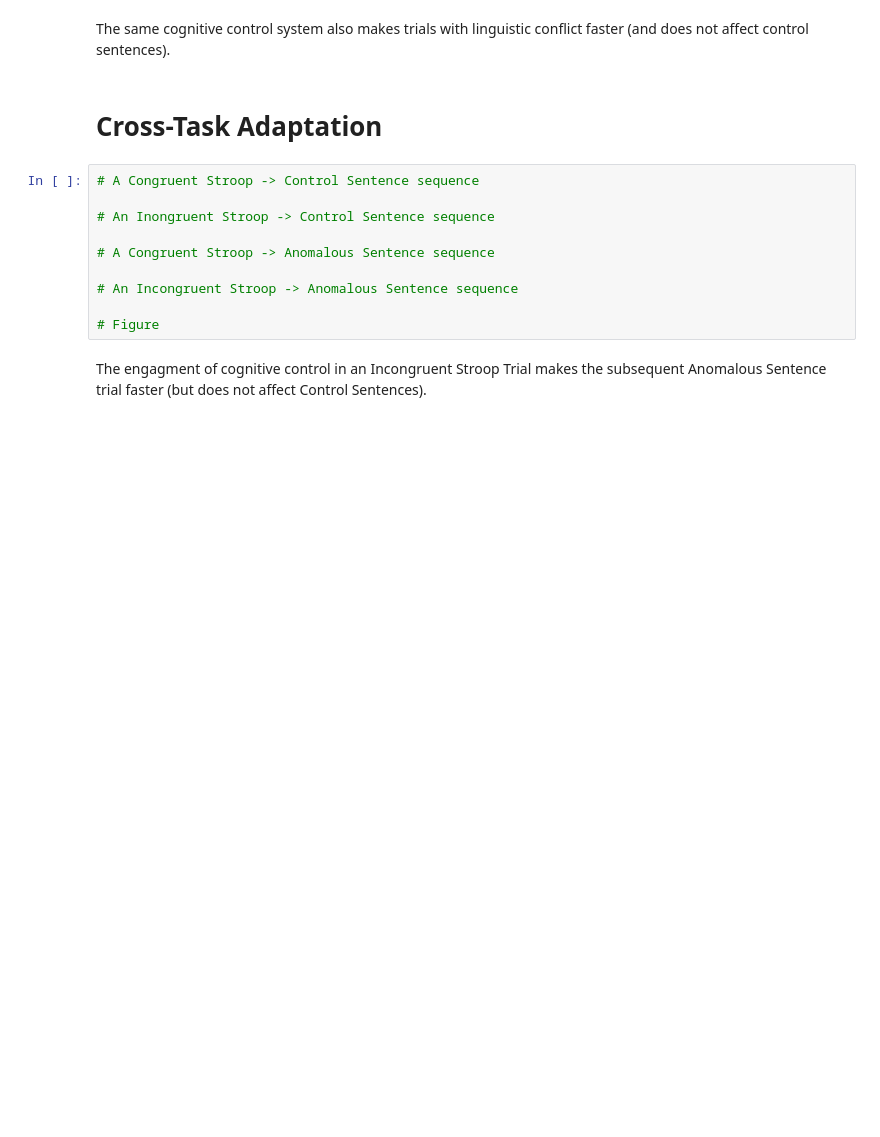
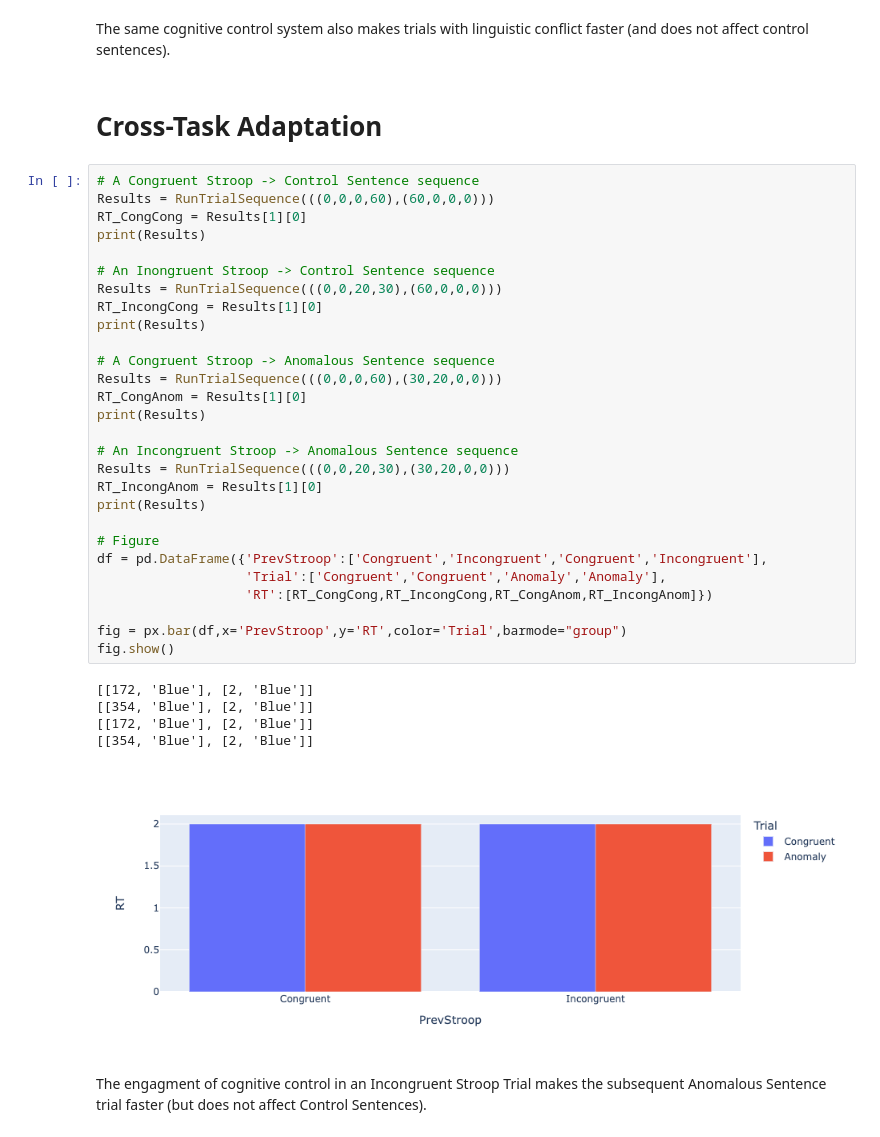
Before and after one commit to NessTal/CognitiveControlModel, a Jupyter notebook: CognitiveControlModel.ipynb, the cells around one changed output. Cells and saved outputs as stored; diff of their text form; blank space fills up the shorter version.

```diff
--- a/CognitiveControlModel.ipynb
+++ b/CognitiveControlModel.ipynb
@@ -278,14 +306,38 @@ The same cognitive control system also makes trials with linguistic conflict fas
 # Cross-Task Adaptation
 # %%
 # A Congruent Stroop -> Control Sentence sequence
+Results = RunTrialSequence(((0,0,0,60),(60,0,0,0)))
+RT_CongCong = Results[1][0]
+print(Results)
 
 # An Inongruent Stroop -> Control Sentence sequence
+Results = RunTrialSequence(((0,0,20,30),(60,0,0,0)))
+RT_IncongCong = Results[1][0]
+print(Results)
 
 # A Congruent Stroop -> Anomalous Sentence sequence
+Results = RunTrialSequence(((0,0,0,60),(30,20,0,0)))
+RT_CongAnom = Results[1][0]
+print(Results)
 
 # An Incongruent Stroop -> Anomalous Sentence sequence
+Results = RunTrialSequence(((0,0,20,30),(30,20,0,0)))
+RT_IncongAnom = Results[1][0]
+print(Results)
 
 # Figure
+df = pd.DataFrame({'PrevStroop':['Congruent','Incongruent','Congruent','Incongruent'],
+                   'Trial':['Congruent','Congruent','Anomaly','Anomaly'],
+                   'RT':[RT_CongCong,RT_IncongCong,RT_CongAnom,RT_IncongAnom]})
+
+fig = px.bar(df,x='PrevStroop',y='RT',color='Trial',barmode="group")
+fig.show()
+# %% [output]
+[[172, 'Blue'], [2, 'Blue']]
+[[354, 'Blue'], [2, 'Blue']]
+[[172, 'Blue'], [2, 'Blue']]
+[[354, 'Blue'], [2, 'Blue']]
+[figure, added]
 # %% [markdown]
 The engagment of cognitive control in an Incongruent Stroop Trial makes the subsequent Anomalous Sentence trial faster (but does not affect Control Sentences).
 # %% [markdown]
```
Also changed, not shown: parts of 2 cells of this notebook.
